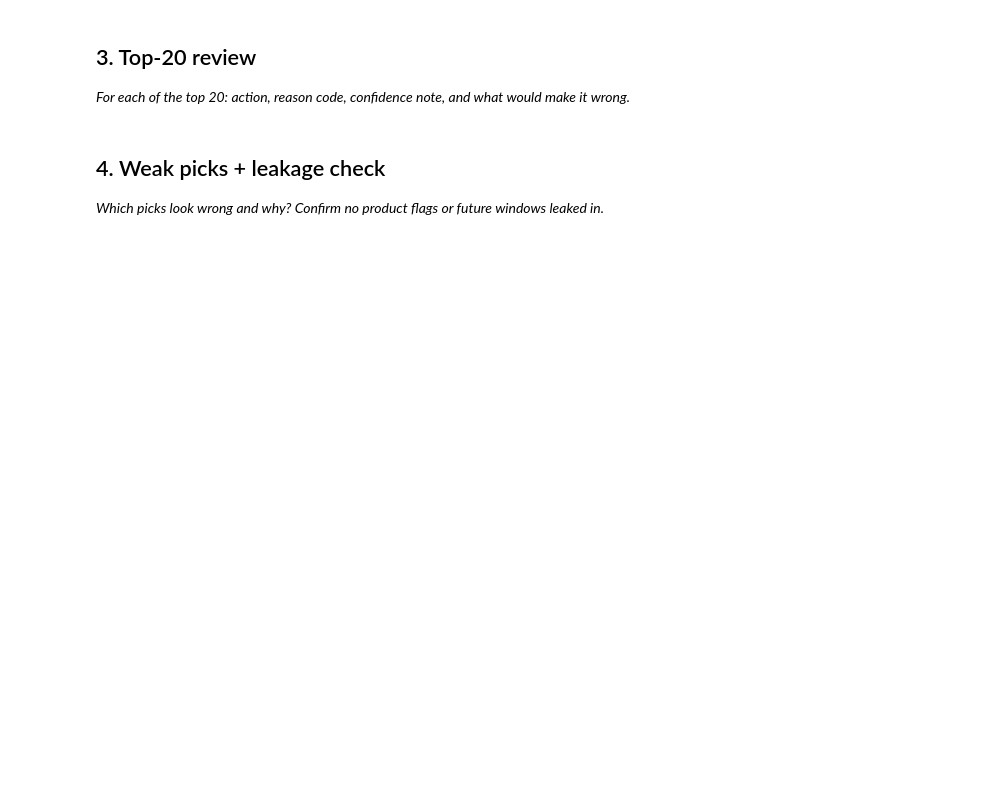
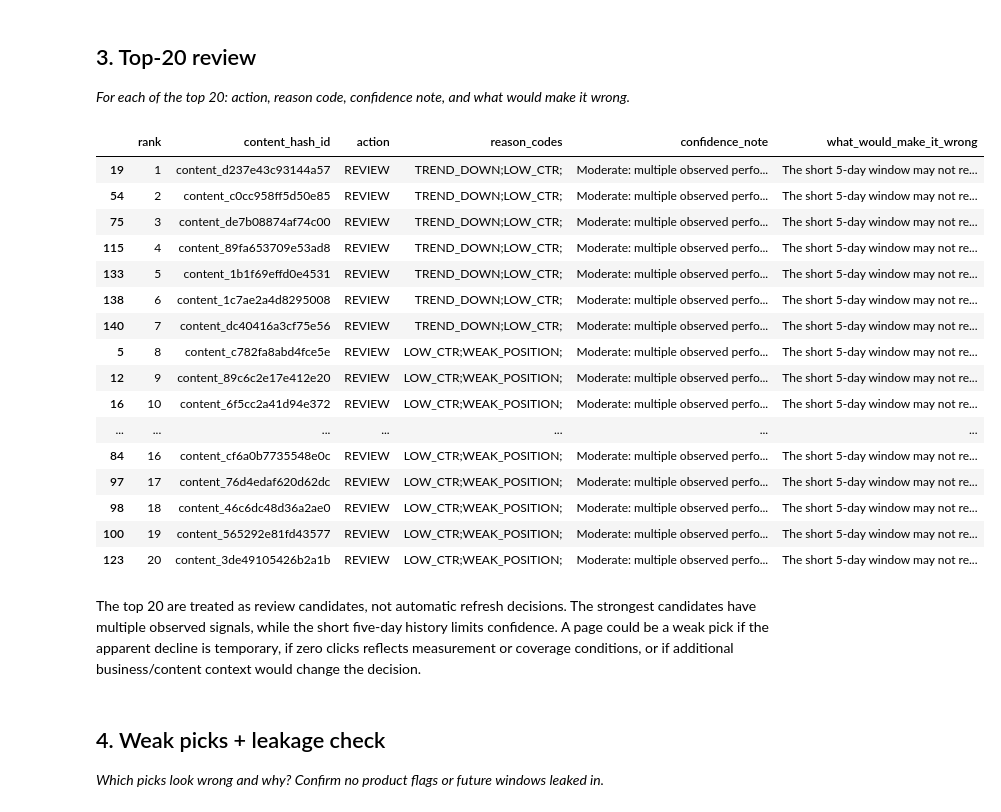
Before and after one commit to Shrishagk/My_flyrank, a Jupyter notebook: work/notebooks/w04_baseline_score.ipynb, the cells around one changed output. Saved outputs shown, nothing was run; the diff lists cells and outputs as text; code cells hidden in the pictures; blank space fills up the shorter version.

```diff
--- a/work/notebooks/w04_baseline_score.ipynb
+++ b/work/notebooks/w04_baseline_score.ipynb
@@ -30,3 +338,53 @@ This skeleton is yours to fill. Work the sections **in order** — each one has
+# %%
+top20 = queue_output.head(20).copy()
+
+top20["action"] = "REVIEW"
+
+top20["confidence_note"] = top20["reason_codes"].apply(
+    lambda x:
+        "Moderate: multiple observed performance signals support review."
+        if ";" in x.strip(";")
+        else
+        "Lower: only one observed signal supports review."
+)
+
+top20["what_would_make_it_wrong"] = (
+    "The short 5-day window may not represent a sustained pattern; "
+    "zero clicks may reflect temporary or measurement conditions."
+)
+
+top20_review = top20[
+    [
+        "rank",
+        "content_hash_id",
+        "action",
+        "reason_codes",
+        "confidence_note",
+        "what_would_make_it_wrong",
+    ]
+]
+
+display(top20_review)
+# %% [output]
+|  | rank | content_hash_id | action | reason_codes | confidence_note | what_would_make_it_wrong |
+| 19 | 1 | content_d237e43c93144a57 | REVIEW | TREND_DOWN;LOW_CTR; | Moderate: multiple observed perfo... | The short 5-day window may not re... |
+| 54 | 2 | content_c0cc958ff5d50e85 | REVIEW | TREND_DOWN;LOW_CTR; | Moderate: multiple observed perfo... | The short 5-day window may not re... |
+| 75 | 3 | content_de7b08874af74c00 | REVIEW | TREND_DOWN;LOW_CTR; | Moderate: multiple observed perfo... | The short 5-day window may not re... |
+| 115 | 4 | content_89fa653709e53ad8 | REVIEW | TREND_DOWN;LOW_CTR; | Moderate: multiple observed perfo... | The short 5-day window may not re... |
+| 133 | 5 | content_1b1f69effd0e4531 | REVIEW | TREND_DOWN;LOW_CTR; | Moderate: multiple observed perfo... | The short 5-day window may not re... |
+| 138 | 6 | content_1c7ae2a4d8295008 | REVIEW | TREND_DOWN;LOW_CTR; | Moderate: multiple observed perfo... | The short 5-day window may not re... |
+| 140 | 7 | content_dc40416a3cf75e56 | REVIEW | TREND_DOWN;LOW_CTR; | Moderate: multiple observed perfo... | The short 5-day window may not re... |
+| 5 | 8 | content_c782fa8abd4fce5e | REVIEW | LOW_CTR;WEAK_POSITION; | Moderate: multiple observed perfo... | The short 5-day window may not re... |
+| 12 | 9 | content_89c6c2e17e412e20 | REVIEW | LOW_CTR;WEAK_POSITION; | Moderate: multiple observed perfo... | The short 5-day window may not re... |
+| 16 | 10 | content_6f5cc2a41d94e372 | REVIEW | LOW_CTR;WEAK_POSITION; | Moderate: multiple observed perfo... | The short 5-day window may not re... |
+| ... | ... | ... | ... | ... | ... | ... |
+| 84 | 16 | content_cf6a0b7735548e0c | REVIEW | LOW_CTR;WEAK_POSITION; | Moderate: multiple observed perfo... | The short 5-day window may not re... |
+| 97 | 17 | content_76d4edaf620d62dc | REVIEW | LOW_CTR;WEAK_POSITION; | Moderate: multiple observed perfo... | The short 5-day window may not re... |
+| 98 | 18 | content_46c6dc48d36a2ae0 | REVIEW | LOW_CTR;WEAK_POSITION; | Moderate: multiple observed perfo... | The short 5-day window may not re... |
+| 100 | 19 | content_565292e81fd43577 | REVIEW | LOW_CTR;WEAK_POSITION; | Moderate: multiple observed perfo... | The short 5-day window may not re... |
+| 123 | 20 | content_3de49105426b2a1b | REVIEW | LOW_CTR;WEAK_POSITION; | Moderate: multiple observed perfo... | The short 5-day window may not re... |
+# %% [markdown]
+The top 20 are treated as review candidates, not automatic refresh decisions. The strongest candidates have multiple observed signals, while the short five-day history limits confidence. A page could be a weak pick if the apparent decline is temporary, if zero clicks reflects measurement or coverage conditions, or if additional business/content context would change the decision.
 # %% [markdown]
 ## 4. Weak picks + leakage check
 
```
Also changed, not shown: parts of 17 cells of this notebook.
